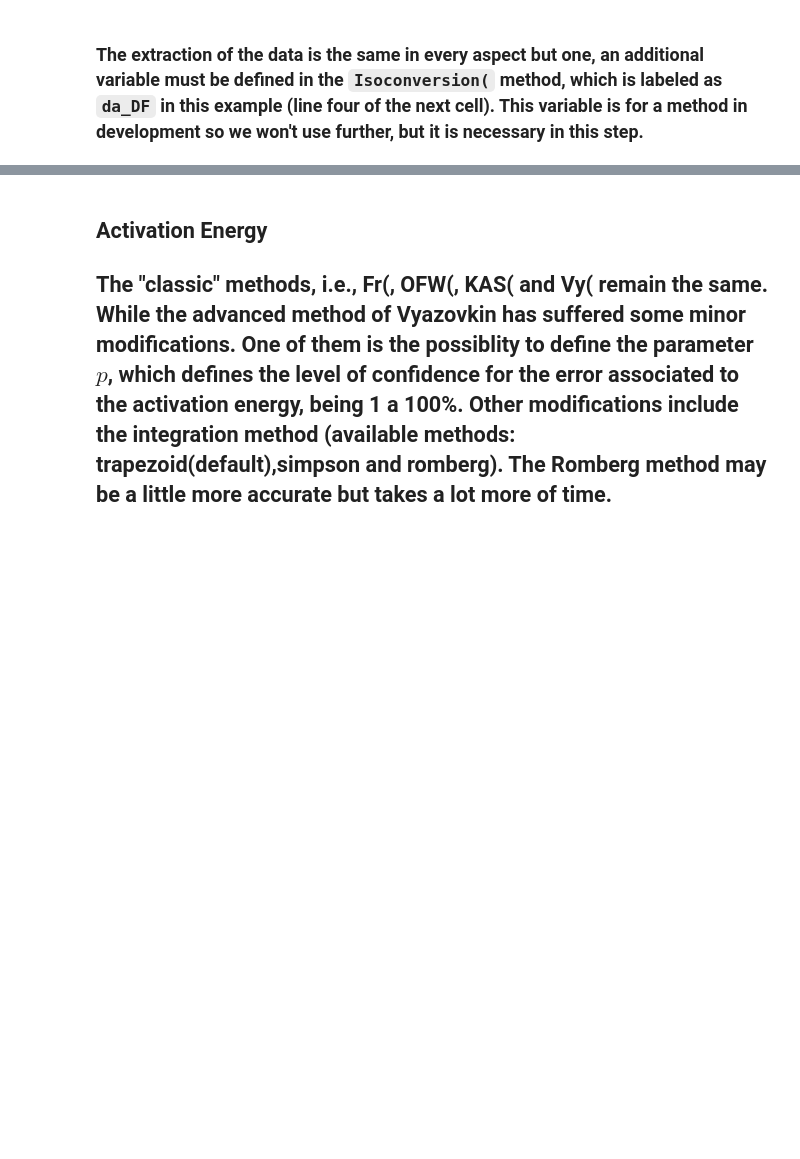
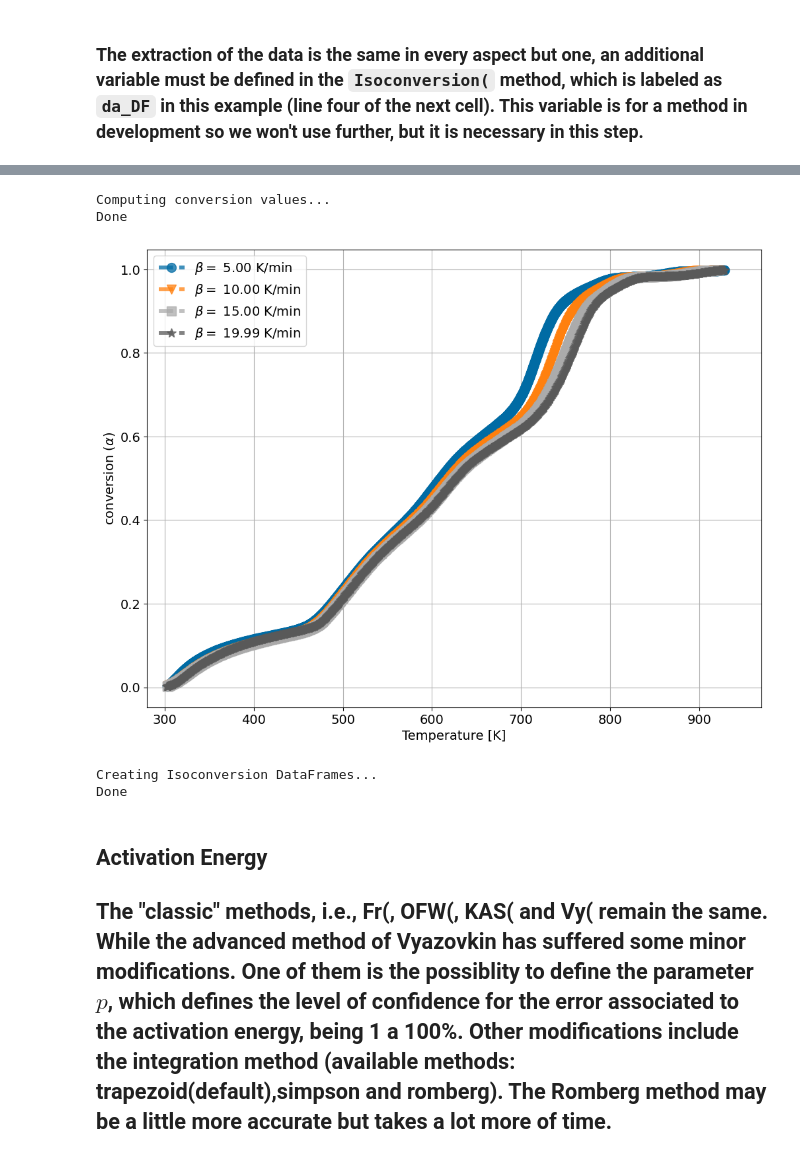
Before and after one commit to ErickErock/pICNIK, a Jupyter notebook: pICNIK_walk_through.ipynb, the cells around one changed output, grey strips where cells are left out. Cells and saved outputs as stored; diff of their text form; code cells hidden in the pictures; blank space fills up the shorter version.

```diff
--- a/pICNIK_walk_through.ipynb
+++ b/pICNIK_walk_through.ipynb
@@ -71,3 +78,13 @@ Done
+# %%
+xtr.Conversion(300*np.ones(len(B)),
+               950*np.ones(len(B)))
+isoTables  = xtr.Isoconversion(d_a = 0.005) #The last element in the left side
+# %% [output]
+Computing conversion values...
+Done
+[figure, added]
+Creating Isoconversion DataFrames...
+Done
 # %%
 # The ActivationEnergy object is summoned as ususal
 ace = pnk.ActivationEnergy(B,
```
Also changed, not shown: parts of 32 cells of this notebook, 1 other file.
